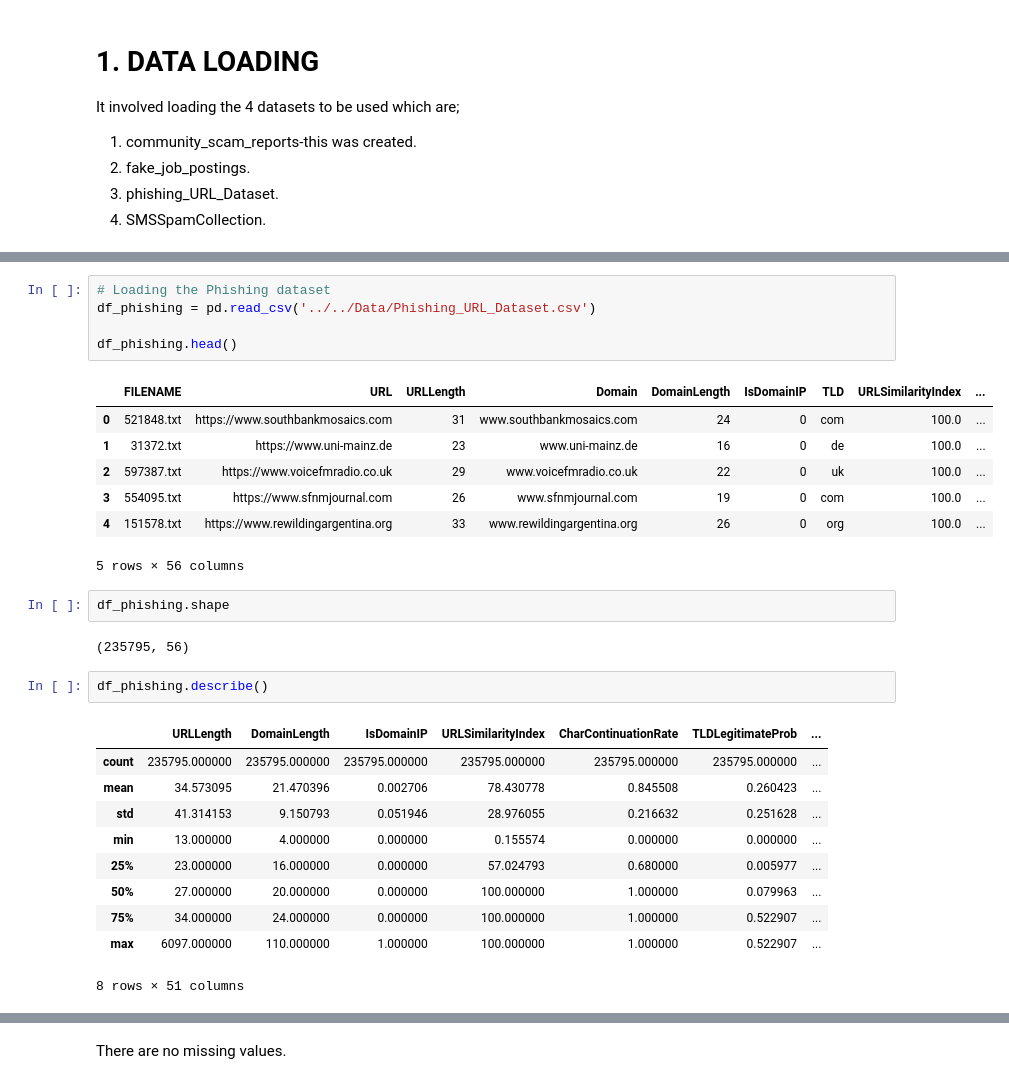
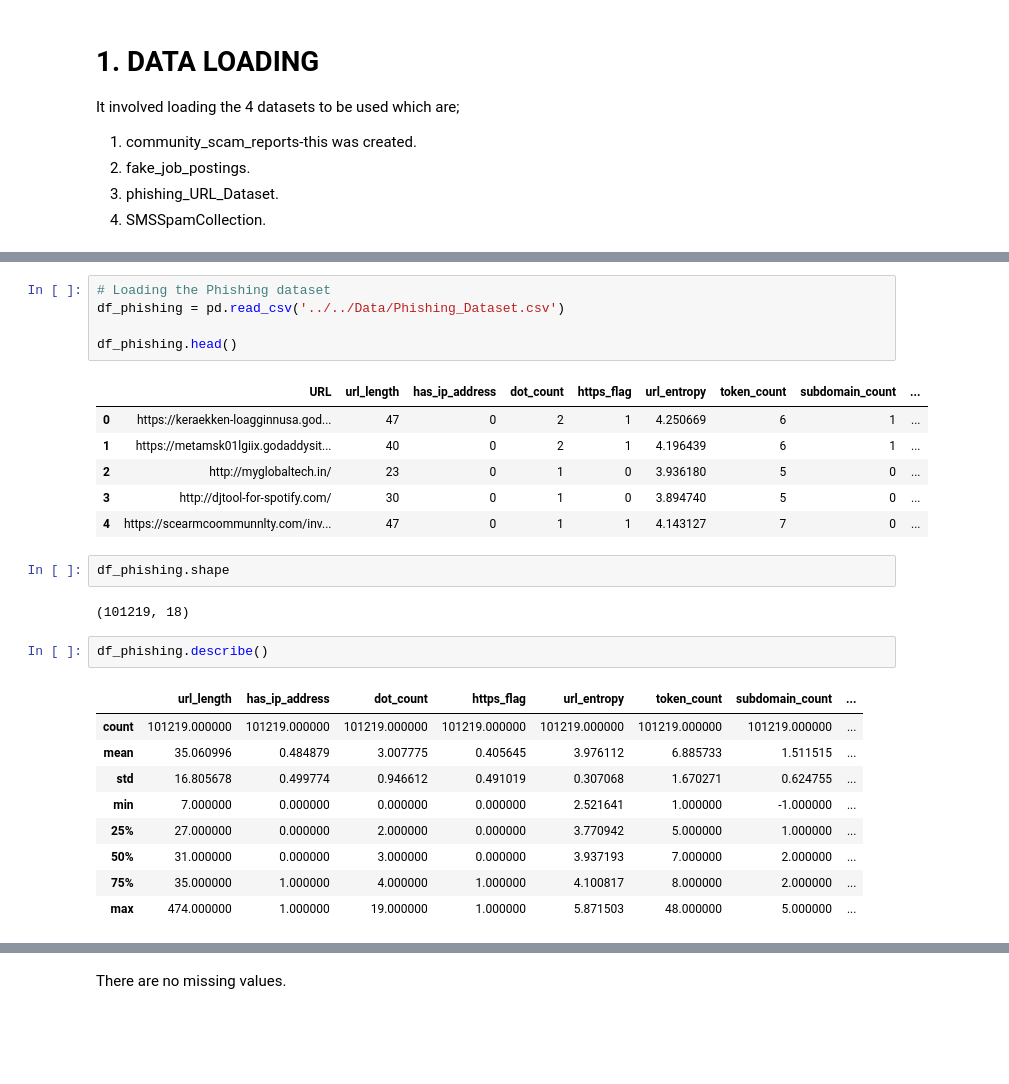
Before and after one commit to FGithaiga/TRUSTSHIELD, a Jupyter notebook: AI-ML/notebooks/index.ipynb, the cells around one changed output, grey strips where cells are left out. Drawn from its saved outputs; the diff is of its cells as text; blank space fills up the shorter version.

```diff
--- a/AI-ML/notebooks/index.ipynb
+++ b/AI-ML/notebooks/index.ipynb
@@ -43,33 +84,31 @@ import joblib
 # %%
 # Loading the Phishing dataset
-df_phishing = pd.read_csv('../../Data/Phishing_URL_Dataset.csv')
+df_phishing = pd.read_csv('../../Data/Phishing_Dataset.csv')
 
 df_phishing.head()
 # %% [output]
-|  | FILENAME | URL | URLLength | Domain | DomainLength | IsDomainIP | TLD | URLSimilarityIndex | ... |
-| 0 | 521848.txt | https://www.southbankmosaics.com | 31 | www.southbankmosaics.com | 24 | 0 | com | 100.0 | ... |
-| 1 | 31372.txt | https://www.uni-mainz.de | 23 | www.uni-mainz.de | 16 | 0 | de | 100.0 | ... |
-| 2 | 597387.txt | https://www.voicefmradio.co.uk | 29 | www.voicefmradio.co.uk | 22 | 0 | uk | 100.0 | ... |
-| 3 | 554095.txt | https://www.sfnmjournal.com | 26 | www.sfnmjournal.com | 19 | 0 | com | 100.0 | ... |
-| 4 | 151578.txt | https://www.rewildingargentina.org | 33 | www.rewildingargentina.org | 26 | 0 | org | 100.0 | ... |
+|  | URL | url_length | has_ip_address | dot_count | https_flag | url_entropy | token_count | subdomain_count | ... |
+| 0 | https://keraekken-loagginnusa.god... | 47 | 0 | 2 | 1 | 4.250669 | 6 | 1 | ... |
+| 1 | https://metamsk01lgiix.godaddysit... | 40 | 0 | 2 | 1 | 4.196439 | 6 | 1 | ... |
+| 2 | http://myglobaltech.in/ | 23 | 0 | 1 | 0 | 3.936180 | 5 | 0 | ... |
+| 3 | http://djtool-for-spotify.com/ | 30 | 0 | 1 | 0 | 3.894740 | 5 | 0 | ... |
+| 4 | https://scearmcoommunnlty.com/inv... | 47 | 0 | 1 | 1 | 4.143127 | 7 | 0 | ... |
-5 rows × 56 columns
 # %%
 df_phishing.shape
 # %% [output]
-(235795, 56)
+(101219, 18)
 # %%
 df_phishing.describe()
 # %% [output]
-|  | URLLength | DomainLength | IsDomainIP | URLSimilarityIndex | CharContinuationRate | TLDLegitimateProb | ... |
-| count | 235795.000000 | 235795.000000 | 235795.000000 | 235795.000000 | 235795.000000 | 235795.000000 | ... |
-| mean | 34.573095 | 21.470396 | 0.002706 | 78.430778 | 0.845508 | 0.260423 | ... |
-| std | 41.314153 | 9.150793 | 0.051946 | 28.976055 | 0.216632 | 0.251628 | ... |
-| min | 13.000000 | 4.000000 | 0.000000 | 0.155574 | 0.000000 | 0.000000 | ... |
-| 25% | 23.000000 | 16.000000 | 0.000000 | 57.024793 | 0.680000 | 0.005977 | ... |
-| 50% | 27.000000 | 20.000000 | 0.000000 | 100.000000 | 1.000000 | 0.079963 | ... |
-| 75% | 34.000000 | 24.000000 | 0.000000 | 100.000000 | 1.000000 | 0.522907 | ... |
-| max | 6097.000000 | 110.000000 | 1.000000 | 100.000000 | 1.000000 | 0.522907 | ... |
+|  | url_length | has_ip_address | dot_count | https_flag | url_entropy | token_count | subdomain_count | ... |
+| count | 101219.000000 | 101219.000000 | 101219.000000 | 101219.000000 | 101219.000000 | 101219.000000 | 101219.000000 | ... |
+| mean | 35.060996 | 0.484879 | 3.007775 | 0.405645 | 3.976112 | 6.885733 | 1.511515 | ... |
+| std | 16.805678 | 0.499774 | 0.946612 | 0.491019 | 0.307068 | 1.670271 | 0.624755 | ... |
+| min | 7.000000 | 0.000000 | 0.000000 | 0.000000 | 2.521641 | 1.000000 | -1.000000 | ... |
+| 25% | 27.000000 | 0.000000 | 2.000000 | 0.000000 | 3.770942 | 5.000000 | 1.000000 | ... |
+| 50% | 31.000000 | 0.000000 | 3.000000 | 0.000000 | 3.937193 | 7.000000 | 2.000000 | ... |
+| 75% | 35.000000 | 1.000000 | 4.000000 | 1.000000 | 4.100817 | 8.000000 | 2.000000 | ... |
+| max | 474.000000 | 1.000000 | 19.000000 | 1.000000 | 5.871503 | 48.000000 | 5.000000 | ... |
-8 rows × 51 columns
 # %%
 df_phishing.info()
 # %% [output]
```
Also changed, not shown: parts of 284 cells of this notebook, 9 other files.
